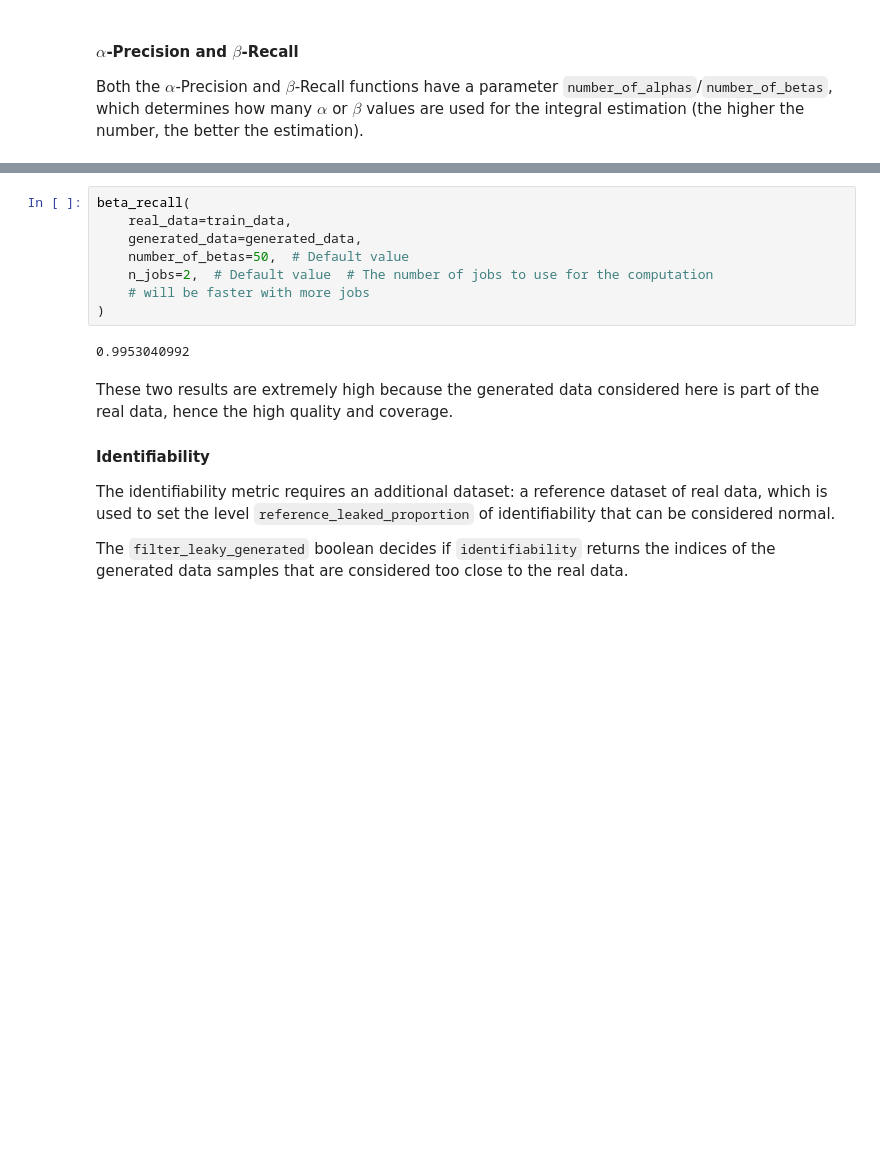
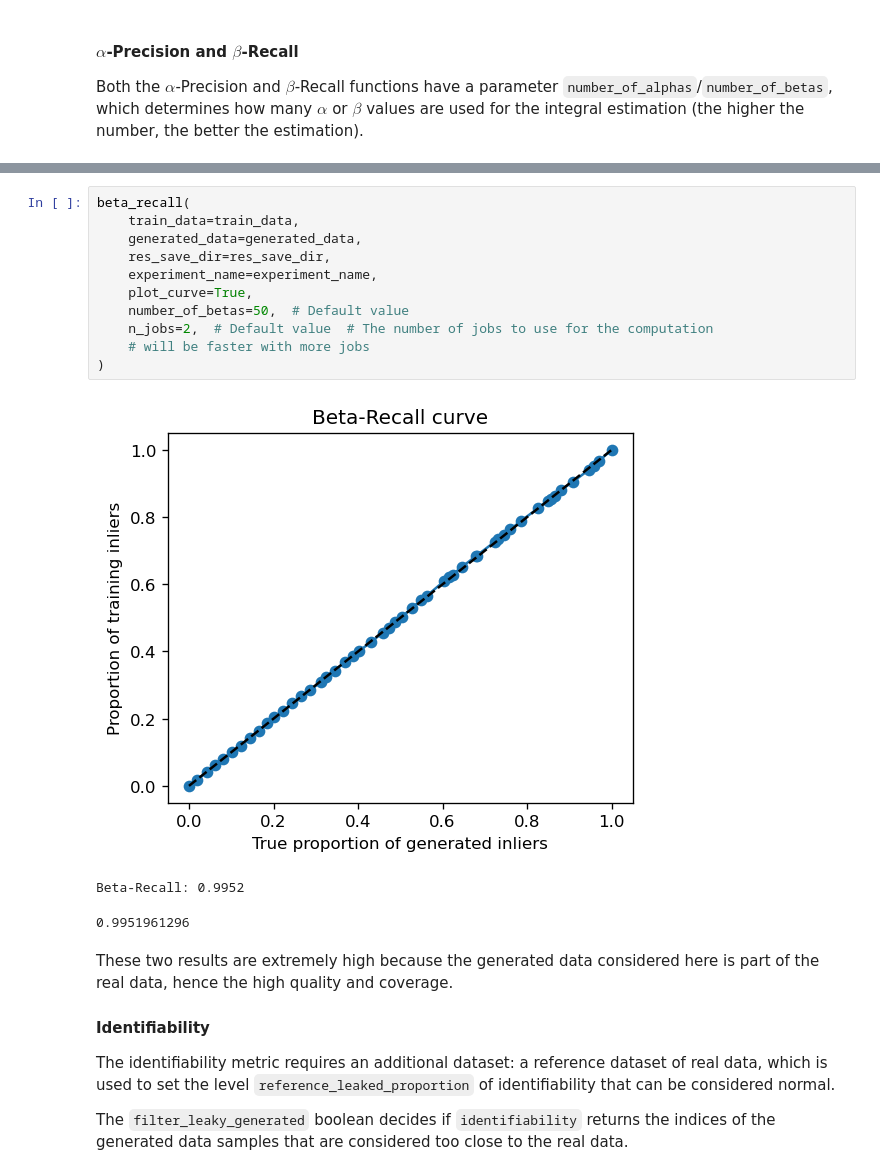
Before and after one commit to nicolassalvy/EvaGeM, a Jupyter notebook: tutorial.ipynb, the cells around one changed output, grey strips where cells are left out. Saved outputs shown, nothing was run; the diff lists cells and outputs as text; blank space fills up the shorter version.

```diff
--- a/tutorial.ipynb
+++ b/tutorial.ipynb
@@ -217,13 +205,18 @@ alpha_precision(
 # %%
 beta_recall(
-    real_data=train_data,
+    train_data=train_data,
     generated_data=generated_data,
+    res_save_dir=res_save_dir,
+    experiment_name=experiment_name,
+    plot_curve=True,
     number_of_betas=50,  # Default value
     n_jobs=2,  # Default value  # The number of jobs to use for the computation
     # will be faster with more jobs
 )
 # %% [output]
+[figure, added]
-0.9953040992
+Beta-Recall: 0.9952
+0.9951961296
 # %% [markdown]
 These two results are extremely high because the generated data considered here is part of the real data, hence the high quality and coverage.
 
```
Also changed, not shown: parts of 9 cells of this notebook, 4 other files.
